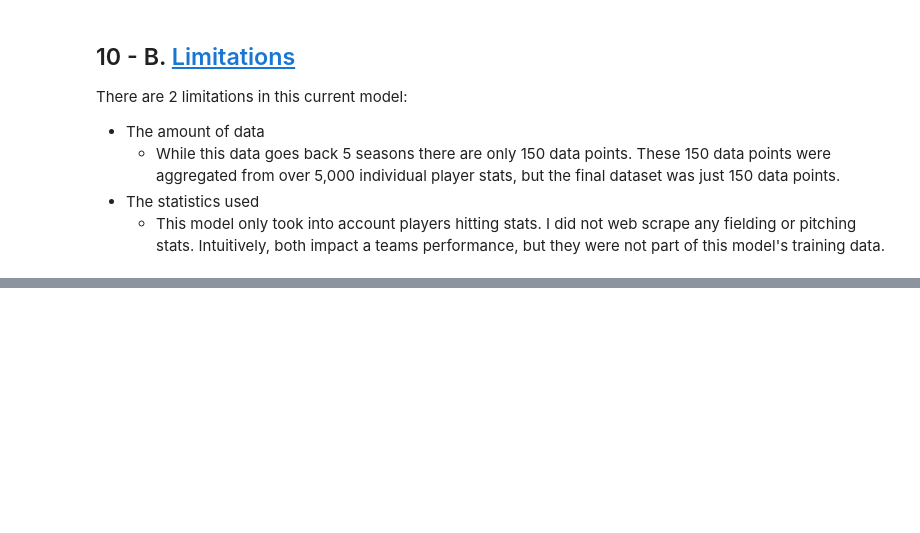
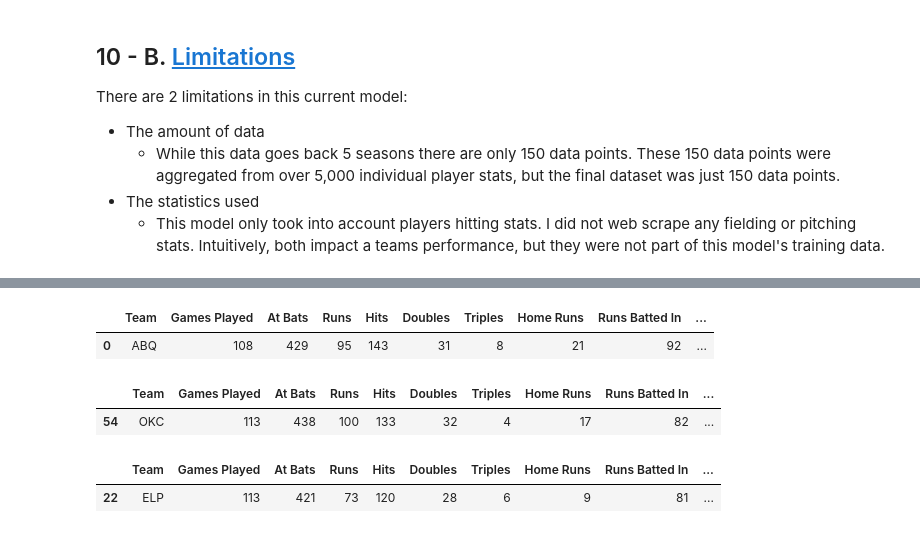
Before and after one commit to AgathaZareth/Capstone_Project, a Jupyter notebook: notebooks/Modeling.ipynb, the cells around one changed output, grey strips where cells are left out. Saved outputs shown, nothing was run; the diff lists cells and outputs as text; code cells hidden in the pictures; blank space fills up the shorter version.

```diff
--- a/notebooks/Modeling.ipynb
+++ b/notebooks/Modeling.ipynb
@@ -3126,0 +3158,13 @@ test_minor.sort_values(['RSO'], ascending=False)[:3]
+# %%
+# check there are not duplicated of these players in minor teams
+keep_these_players = []
+for last in top_3['Last Name']:
+    display(minor[minor['Last Name']==last])
+    keep_these_players.append(minor[minor['Last Name']==last])
+# %% [output]
+|  | Team | Games Played | At Bats | Runs | Hits | Doubles | Triples | Home Runs | Runs Batted In | ... |
+| 0 | ABQ | 108 | 429 | 95 | 143 | 31 | 8 | 21 | 92 | ... |
+|  | Team | Games Played | At Bats | Runs | Hits | Doubles | Triples | Home Runs | Runs Batted In | ... |
+| 54 | OKC | 113 | 438 | 100 | 133 | 32 | 4 | 17 | 82 | ... |
+|  | Team | Games Played | At Bats | Runs | Hits | Doubles | Triples | Home Runs | Runs Batted In | ... |
+| 22 | ELP | 113 | 421 | 73 | 120 | 28 | 6 | 9 | 81 | ... |
```
Also changed, not shown: parts of 18 cells of this notebook.
